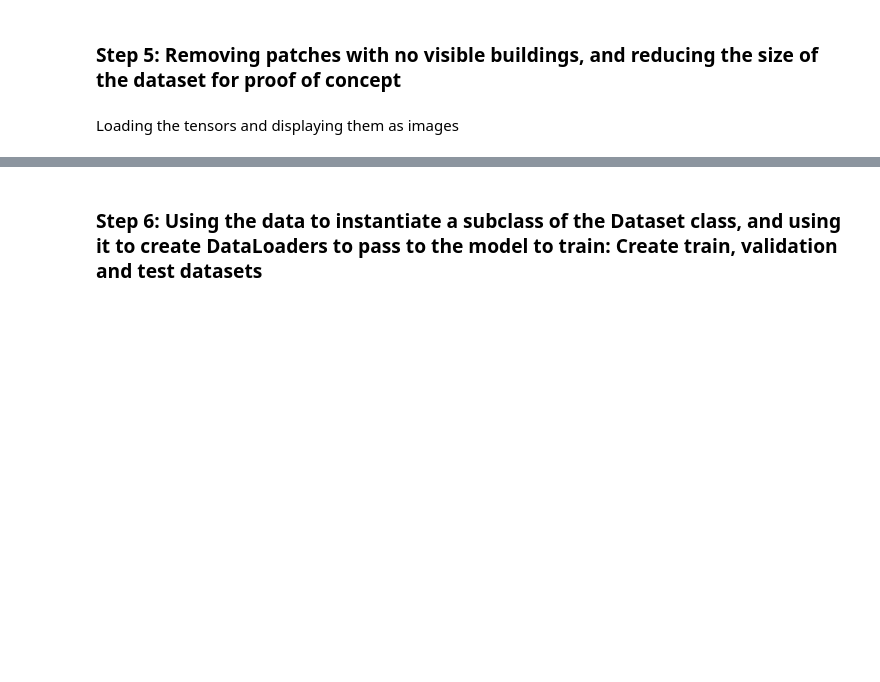
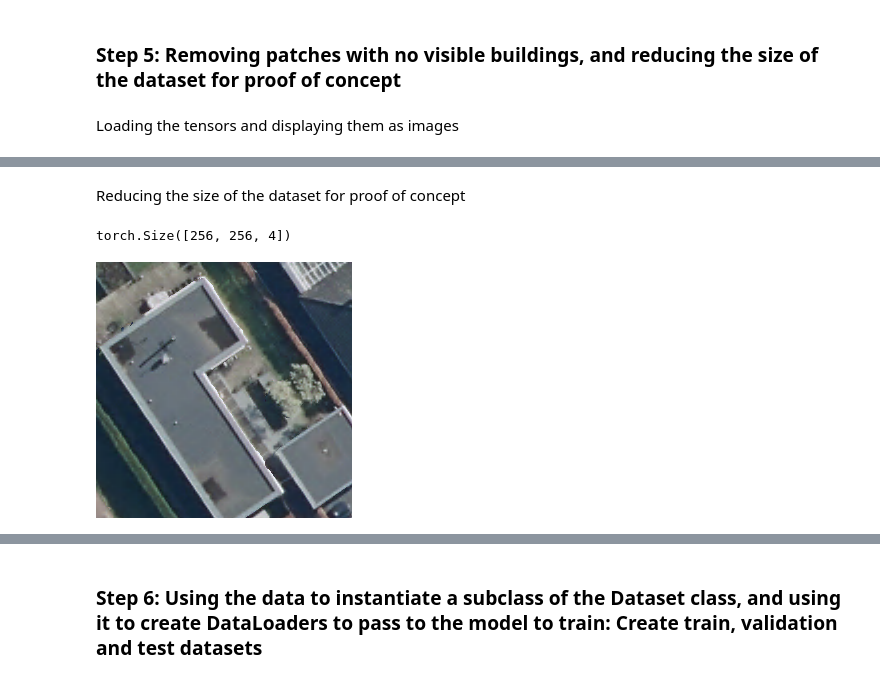
Before and after one commit to GabZech/building-segmentation-tutorial, a Jupyter notebook: DL_tutorial_memo_and_overview.ipynb, the cells around one changed output, grey strips where cells are left out. Saved outputs shown, nothing was run; the diff lists cells and outputs as text; code cells hidden in the pictures; blank space fills up the shorter version.

```diff
--- a/DL_tutorial_memo_and_overview.ipynb
+++ b/DL_tutorial_memo_and_overview.ipynb
@@ -571,3 +573,6 @@ torch.save(Msks, r"C:\Users\krish\building-segmentation-tutorial\output\tensors\
 ### Step 5: Removing patches with no visible buildings, and reducing the size of the dataset for proof of concept
 # %% [markdown]
 Loading the tensors and displaying them as images
+# %%
+Imgs = torch.load(r"C:\Users\krish\building-segmentation-tutorial\output\tensors\Imgs.pt")
+Msks = torch.load(r"C:\Users\krish\building-segmentation-tutorial\output\tensors\Msks.pt")
@@ -573,0 +589,2 @@ Loading the tensors and displaying them as images
+# %%
+nonEmptyIndices = torch.unique(Msks.nonzero(as_tuple=True)[0])
@@ -573,0 +593,2 @@ Loading the tensors and displaying them as images
+# %% [markdown]
+Reducing the size of the dataset for proof of concept
@@ -573,0 +597,13 @@ Loading the tensors and displaying them as images
+# %%
+Imgs = Imgs[nonEmptyIndices]
+# %%
+Imgs = Imgs[:500]
+# %%
+Imgs[5].shape
+# %% [output]
+torch.Size([256, 256, 4])
+# %%
+nparr = Imgs[2].detach().cpu().numpy()[:,:,:-1]
+Image.fromarray(nparr.astype(np.uint8), 'RGB')
+# %% [output]
+[figure, added]
```
Also changed, not shown: parts of 40 cells of this notebook.
